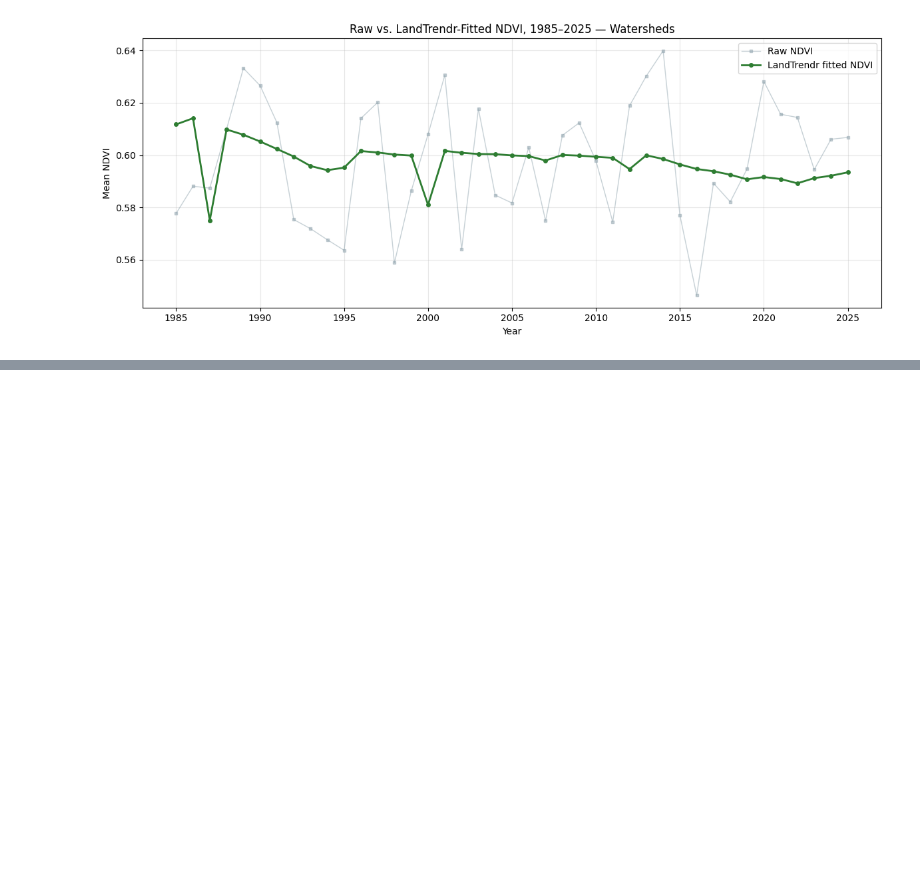
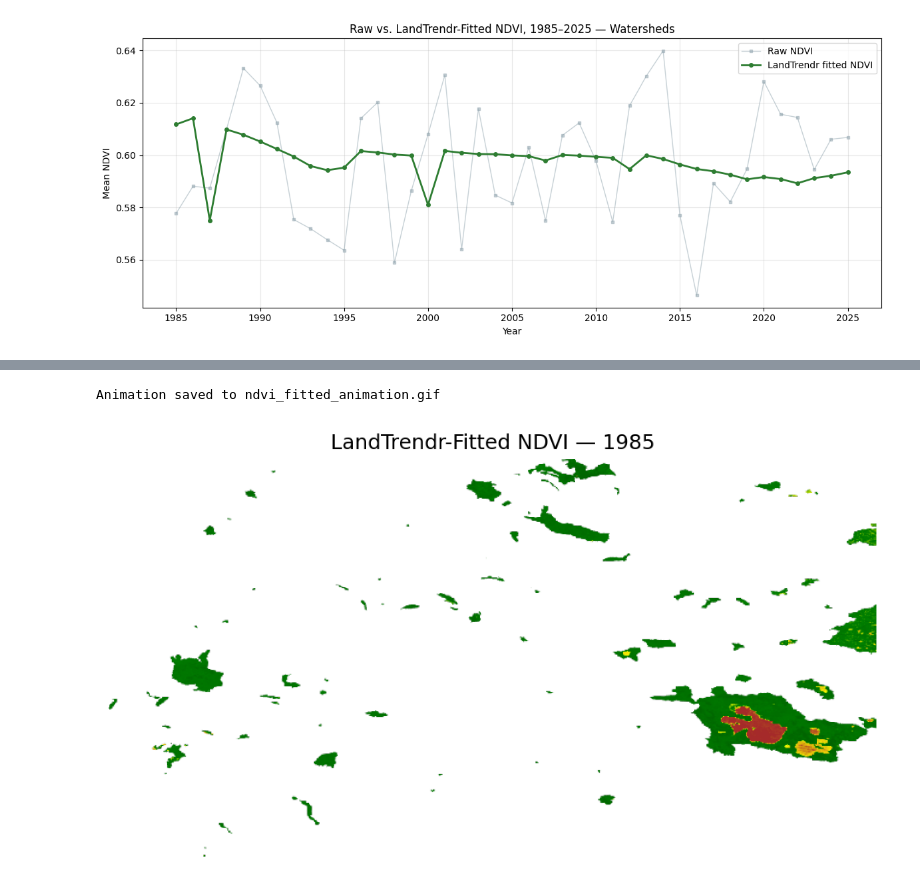
Before and after one commit to Mohammed777777777/Oil-Sand-Monitoring, a Jupyter notebook: TimeSeries_Wetland_OSM.ipynb, the cells around one changed output, grey strips where cells are left out. Cells and saved outputs as stored; diff of their text form; code cells hidden in the pictures; blank space fills up the shorter version.

```diff
--- a/TimeSeries_Wetland_OSM.ipynb
+++ b/TimeSeries_Wetland_OSM.ipynb
@@ -875,0 +907,28 @@ plt.show()
+# %%
+# ============================================
+# Build a higher-quality animated GIF across all 41 years
+# ============================================
+import matplotlib.animation as animation
+
+fig, ax = plt.subplots(figsize=(8, 8), dpi=150)
+
+def update(frame_year):
+    ax.clear()
+    band_name = f'NDVI_fitted_{frame_year}'
+    thumb_url = fitted_saved_v2.select(band_name).getThumbURL({
+        'min': -0.2,
+        'max': 0.9,
+        'palette': ['brown', 'yellow', 'green', 'darkgreen'],
+        'dimensions': 800,  # increased from 400
+        'region': clippedWatershed_geom,
+    })
+    response = requests.get(thumb_url)
+    img = Image.open(BytesIO(response.content))
+    ax.imshow(img)
+    ax.set_title(f'LandTrendr-Fitted NDVI — {frame_year}')
+    ax.axis('off')
+
+ani = animation.FuncAnimation(fig, update, frames=years_check, interval=300)
+ani.save('ndvi_fitted_animation.gif', writer='pillow', dpi=150)
+print('Animation saved to ndvi_fitted_animation.gif')
+# %% [output]
@@ -875,0 +938,2 @@ plt.show()
+Animation saved to ndvi_fitted_animation.gif
+[figure, added]
```
Also changed, not shown: parts of 6 cells of this notebook.
